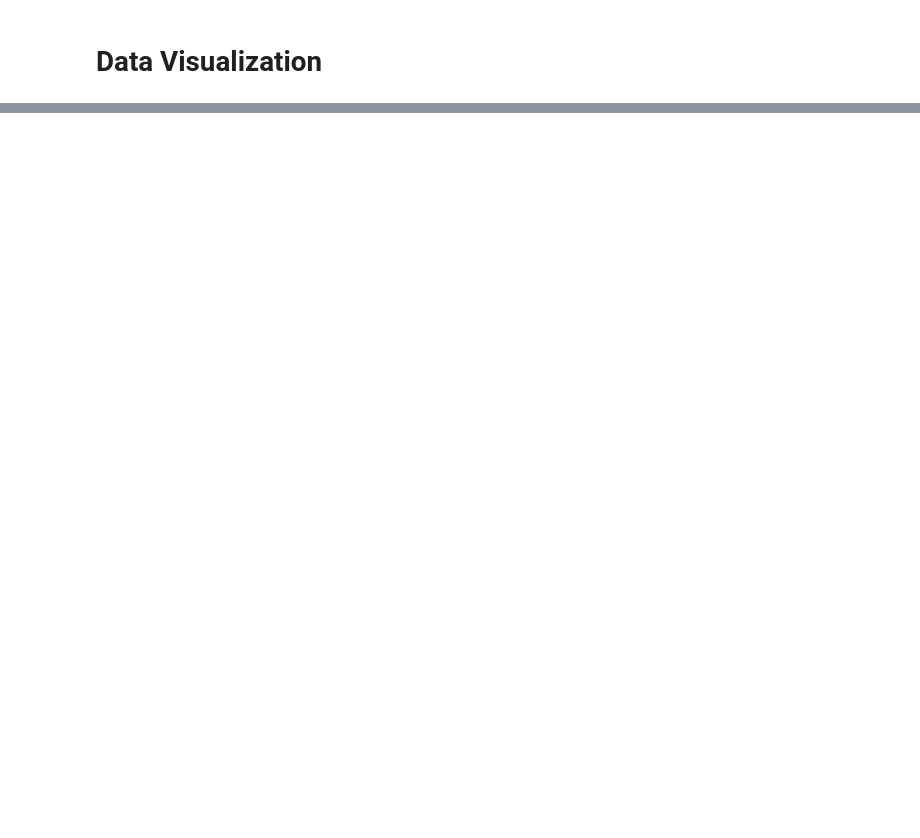
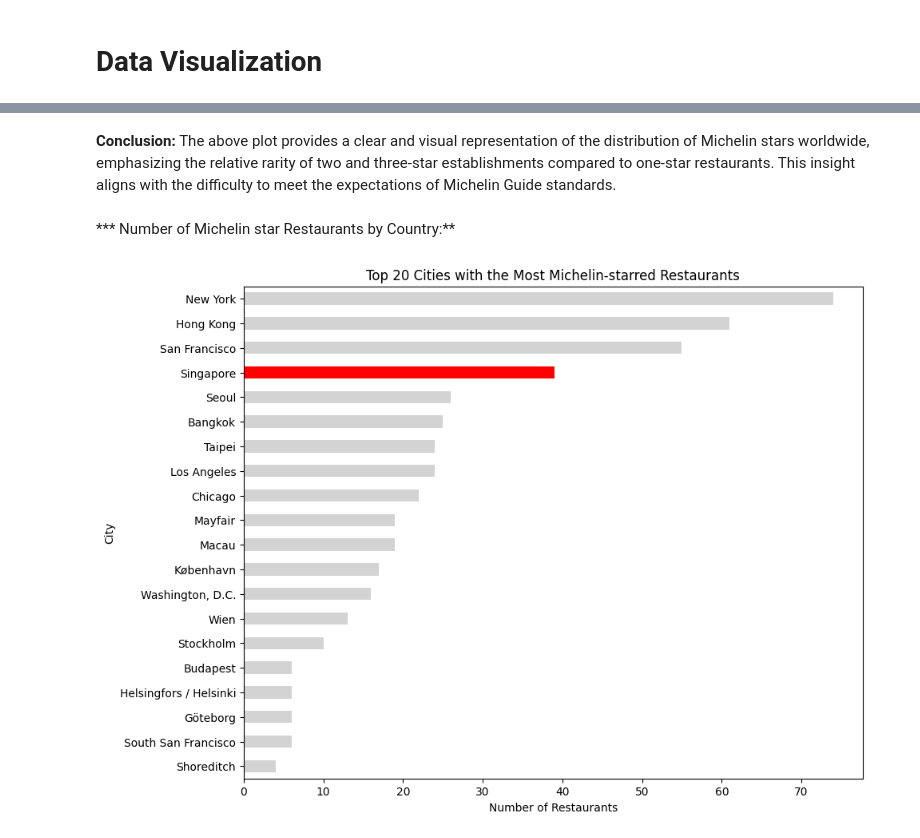
Before and after one commit to SPBarros/Michelin-Stars, a Jupyter notebook: michelin-star-around-the-world.ipynb, the cells around one changed output, grey strips where cells are left out. Drawn from its saved outputs; the diff is of its cells as text; code cells hidden in the pictures; blank space fills up the shorter version.

```diff
--- a/michelin-star-around-the-world.ipynb
+++ b/michelin-star-around-the-world.ipynb
@@ -378,0 +295,20 @@ Name: count, dtype: int64
+# %% [markdown]
+**Conclusion:** The above plot provides a clear and visual representation of the distribution of Michelin stars worldwide, emphasizing the relative rarity of two and three-star establishments compared to one-star restaurants. This insight aligns with the difficulty to meet the expectations of Michelin Guide standards.
+# %% [markdown]
+*** Number of Michelin star Restaurants by Country:**
+# %%
+city_counts = michelin_stars['city'].value_counts().sort_values(ascending=False).head(20)
+
+# Custom color palette
+palette = ['lightgrey' if city != 'Singapore' else 'red' for city in city_counts.index]
+
+# Plotting the horizontal bar chart with custom colors
+plt.figure(figsize=(10, 8))
+city_counts.plot(kind='barh', color=palette)
+plt.xlabel('Number of Restaurants')
+plt.ylabel('City')
+plt.title('Top 20 Cities with the Most Michelin-starred Restaurants')
+plt.gca().invert_yaxis()  # Inverted the y-axis to have the highest count on top
+plt.show()
+# %% [output]
+[figure, added]
```
Also changed, not shown: parts of 55 cells of this notebook.
